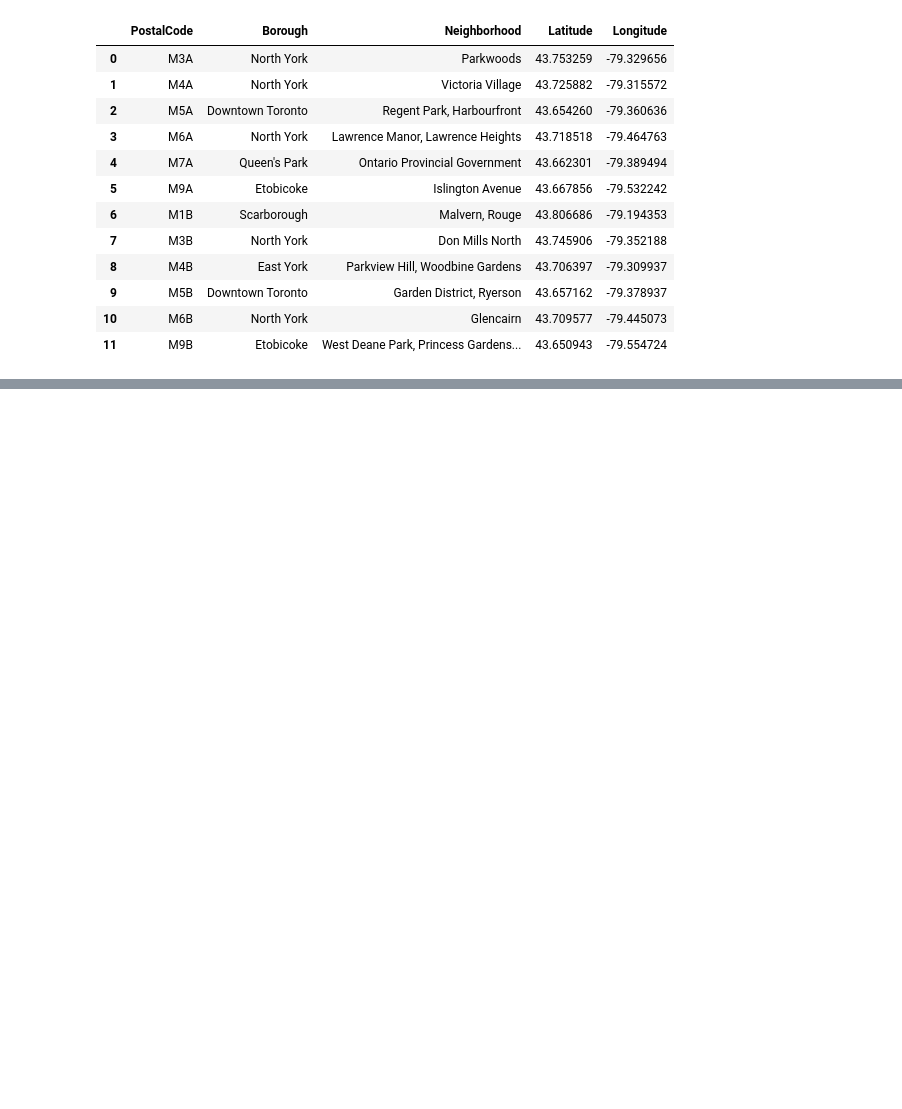
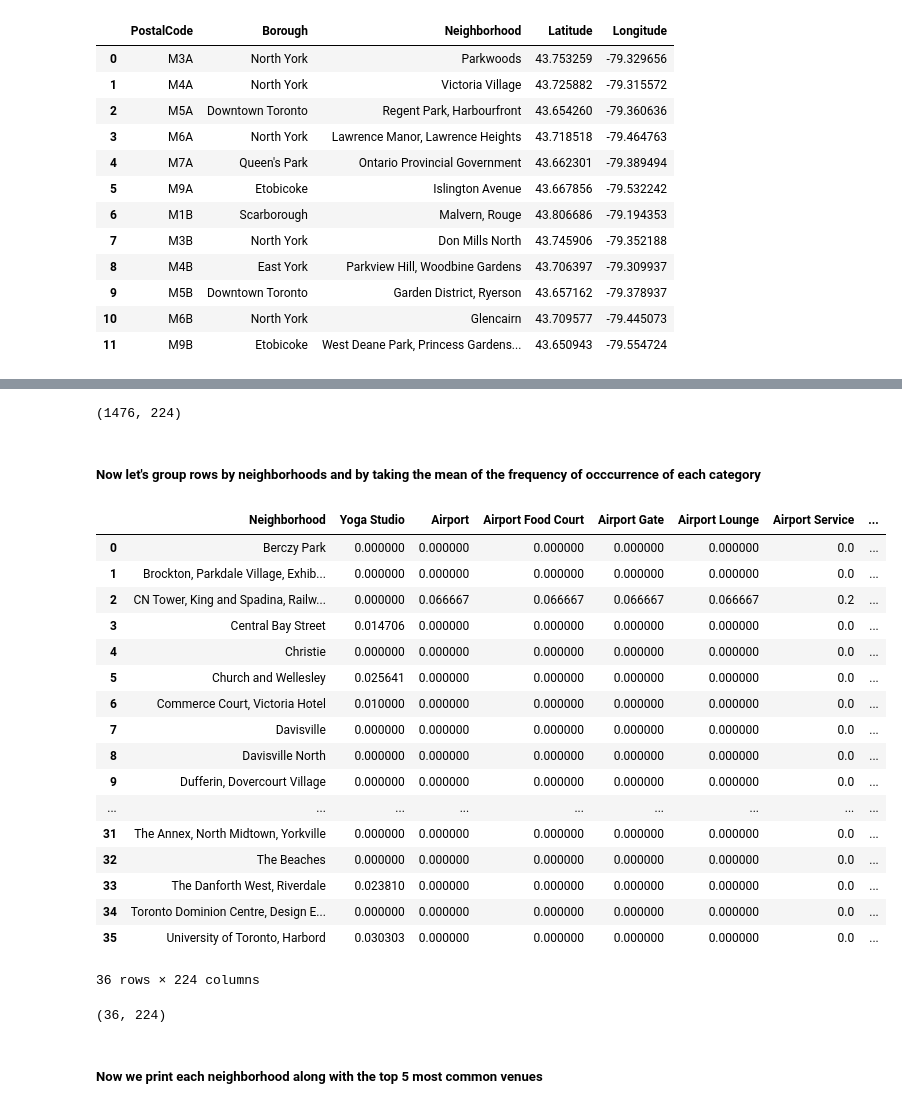
Before and after one commit to JCMarsch/Coursera_Capstone, a Jupyter notebook: Toronot Neighborhood Assignment.ipynb, the cells around one changed output, grey strips where cells are left out. Cells and saved outputs as stored; diff of their text form; code cells hidden in the pictures; blank space fills up the shorter version.

```diff
--- a/Toronot Neighborhood Assignment.ipynb
+++ b/Toronot Neighborhood Assignment.ipynb
@@ -121,0 +181,8 @@ df.head(12)
+# %%
+DTT_data = df[df['Borough'] =='Downtown Toronto'].reset_index(drop=True)
+WT_data =  df[df['Borough']== 'West Toronto'].reset_index(drop=True)
+CT_data =  df[df['Borough'] == 'Central Toronto'].reset_index(drop=True)
+ET_data =  df[df['Borough'] =='East Toronto'].reset_index(drop=True)
+# %%
+T_data = pd.concat([DTT_data, WT_data, CT_data, ET_data], ignore_index = True)
+T_data.head()
@@ -121,0 +232,9 @@ df.head(12)
+# %%
+CLIENT_ID = 'JSPIGTXNCYYYVMGTZAEMV0OAXVEU544QSOOODC02WV2TJXJA' # your Foursquare ID
+CLIENT_SECRET = 'WXHUIRGYZ0CBDXZN2XFPXXGHSYLAVJUZ3G01RM5EP4WLWLP3' # your Foursquare Secret
+VERSION = '20180605' # Foursquare API version
+LIMIT = 100 # A default Foursquare API limit value
+
+print('Your credentails:')
+print('CLIENT_ID: ' + CLIENT_ID)
+print('CLIENT_SECRET:' + CLIENT_SECRET)
@@ -121,0 +330,12 @@ df.head(12)
+# %%
+#Use one hot encoding
+toronto_onehot = pd.get_dummies(Toronto_venues[['Venue Category']], prefix="", prefix_sep="")
+
+# add neighborhood column back to dataframe
+toronto_onehot['Neighborhood'] = Toronto_venues['Neighborhood']
+
+# move neighborhood column to the first column
+fixed_columns = [toronto_onehot.columns[-1]] + list(toronto_onehot.columns[:-1])
+toronto_onehot = toronto_onehot[fixed_columns]
+
+toronto_onehot.head()
@@ -121,0 +350,34 @@ df.head(12)
+# %%
+toronto_onehot.shape
+# %% [output]
+(1476, 224)
+# %% [markdown]
+##### Now let's group rows by neighborhoods and by taking the mean of the frequency of occcurrence of each category
+# %%
+toronto_grouped = toronto_onehot.groupby('Neighborhood').mean().reset_index()
+toronto_grouped
+# %% [output]
+|  | Neighborhood | Yoga Studio | Airport | Airport Food Court | Airport Gate | Airport Lounge | Airport Service | ... |
+| 0 | Berczy Park | 0.000000 | 0.000000 | 0.000000 | 0.000000 | 0.000000 | 0.0 | ... |
+| 1 | Brockton, Parkdale Village, Exhib... | 0.000000 | 0.000000 | 0.000000 | 0.000000 | 0.000000 | 0.0 | ... |
+| 2 | CN Tower, King and Spadina, Railw... | 0.000000 | 0.066667 | 0.066667 | 0.066667 | 0.066667 | 0.2 | ... |
+| 3 | Central Bay Street | 0.014706 | 0.000000 | 0.000000 | 0.000000 | 0.000000 | 0.0 | ... |
+| 4 | Christie | 0.000000 | 0.000000 | 0.000000 | 0.000000 | 0.000000 | 0.0 | ... |
+| 5 | Church and Wellesley | 0.025641 | 0.000000 | 0.000000 | 0.000000 | 0.000000 | 0.0 | ... |
+| 6 | Commerce Court, Victoria Hotel | 0.010000 | 0.000000 | 0.000000 | 0.000000 | 0.000000 | 0.0 | ... |
+| 7 | Davisville | 0.000000 | 0.000000 | 0.000000 | 0.000000 | 0.000000 | 0.0 | ... |
+| 8 | Davisville North | 0.000000 | 0.000000 | 0.000000 | 0.000000 | 0.000000 | 0.0 | ... |
+| 9 | Dufferin, Dovercourt Village | 0.000000 | 0.000000 | 0.000000 | 0.000000 | 0.000000 | 0.0 | ... |
+| ... | ... | ... | ... | ... | ... | ... | ... | ... |
+| 31 | The Annex, North Midtown, Yorkville | 0.000000 | 0.000000 | 0.000000 | 0.000000 | 0.000000 | 0.0 | ... |
+| 32 | The Beaches | 0.000000 | 0.000000 | 0.000000 | 0.000000 | 0.000000 | 0.0 | ... |
+| 33 | The Danforth West, Riverdale | 0.023810 | 0.000000 | 0.000000 | 0.000000 | 0.000000 | 0.0 | ... |
+| 34 | Toronto Dominion Centre, Design E... | 0.000000 | 0.000000 | 0.000000 | 0.000000 | 0.000000 | 0.0 | ... |
+| 35 | University of Toronto, Harbord | 0.030303 | 0.000000 | 0.000000 | 0.000000 | 0.000000 | 0.0 | ... |
+36 rows × 224 columns
+# %%
+toronto_grouped.shape
+# %% [output]
+(36, 224)
+# %% [markdown]
+##### Now we print each neighborhood along with the top 5 most common venues
```
Also changed, not shown: parts of 43 cells of this notebook.
